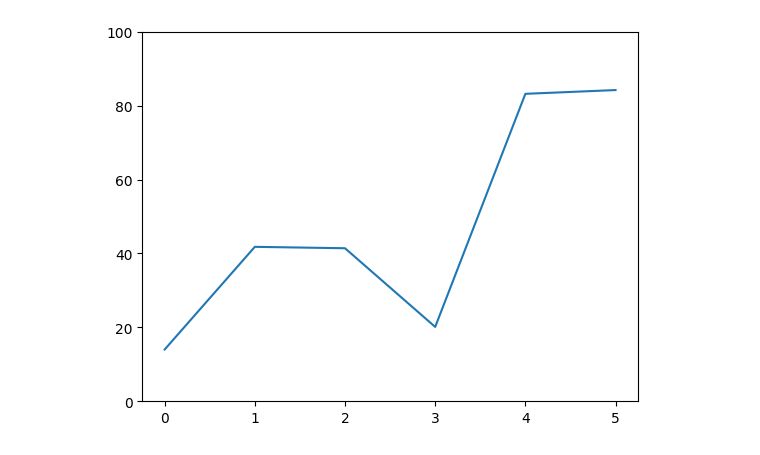
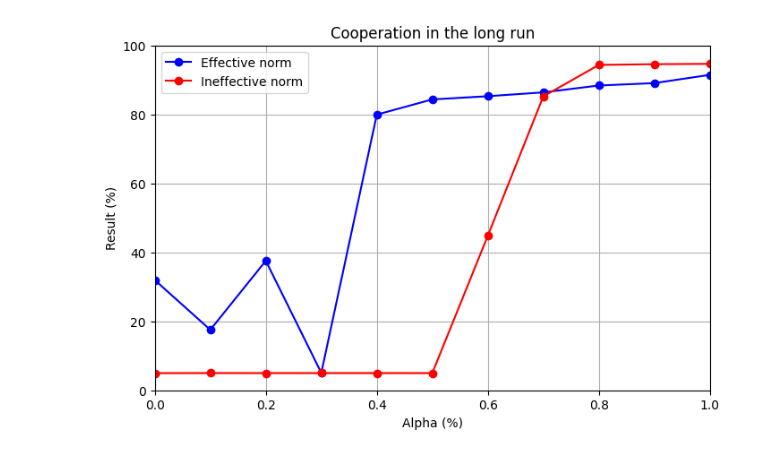
Before and after one commit to reda914/INFO-F409-Project, a Jupyter notebook: figure4.ipynb, the cells around one changed output. Saved outputs shown, nothing was run; the diff lists cells and outputs as text; code cells hidden in the pictures.

Commit message:
figure 3

```diff
--- a/figure4.ipynb
+++ b/figure4.ipynb
@@ -7,7 +7,7 @@ from pettingzoo import ParallelEnv
 
 num_agents = 10
 num_rounds = 200
-num_episodes = 250
+num_episodes = 500
 b = 5           # Benefit
 c = 1                    # Cost of cooperation
 
@@ -186,7 +186,7 @@ class Qlearner:
         print("Q-table: ", self.qtable) if print_q_table else None
 # %%
 def run(payoffs, norm, alpha):
-    run = 48
+    run = 46
     np.random.seed(run)
     random.seed(run)
 
@@ -237,35 +237,64 @@ def run(payoffs, norm, alpha):
 
     return average_agent_round_payoff
 # %%
-results = []
+effective_norm =[1,0,0,1]
+ineffective_norm = [0,0,0,0]
+payoffs = np.array([[0, b],[-c, b-c]])
 
-effective_norm =[1,0,0,1]
+results_eff = []
+results_ineff = []
 
-payoffs = np.array([[0, b],[-c, b-c]])
-results.append(run(payoffs, effective_norm, alpha=0.0))
+for i in range(11):
+    alpha = i * 0.1
+    results_eff.append(run(payoffs, effective_norm, alpha))
 
-payoffs = np.array([[0, b],[-c, b-c]])
-results.append(run(payoffs, effective_norm, alpha=0.1))
+for i in range(11):
+    alpha = i * 0.1
+    results_ineff.append(run(payoffs, ineffective_norm, alpha))
 
-payoffs = np.array([[0, b],[-c, b-c]])
-results.append(run(payoffs, effective_norm, alpha=0.2))
+results_eff = np.array(results_eff)
+results_eff = results_eff.flatten()*100
 
-payoffs = np.array([[0, b],[-c, b-c]])
-results.append(run(payoffs, effective_norm, alpha=0.3))
+results_ineff = np.array(results_ineff)
+results_ineff = results_ineff.flatten()*100
 
-payoffs = np.array([[0, b],[-c, b-c]])
-results.append(run(payoffs, effective_norm, alpha=0.4))
+x = np.arange(len(results_eff))/10
 
-payoffs = np.array([[0, b],[-c, b-c]])
-results.append(run(payoffs, effective_norm, alpha=0.5))
+print(x)
+print(results_eff)
+print(results_ineff)
 
-results = np.array(results)
-results *= 100
-x = np.arange(len(results))/10
 
-plt.figure()
-plt.plot(range(len(results)), results.flatten())
-plt.ylim(0,100)
+plt.figure(figsize=(8, 5))
+# Courbe effective (bleu)
+plt.plot(
+    x,
+    results_eff,
+    color="blue",
+    marker="o",
+    label="Effective norm"
+)
+
+# Courbe ineffective (rouge)
+plt.plot(
+    x,
+    results_ineff,
+    color="red",
+    marker="o",
+    label="Ineffective norm"
+)
+
+# Limites des axes
+plt.ylim(0, 100)
+plt.xlim(0, 1)
+
+# Labels
+plt.xlabel("Alpha (%)")
+plt.ylabel("Result (%)")
+plt.title("Cooperation in the long run")
+plt.legend()
+plt.grid(True)
+
 plt.show()
 # %% [output]
 Norm: [1, 0, 0, 1]
@@ -288 +317 @@ Number of episodes: 200
-[figure, old version]
+[figure, new version]
```
Also changed, not shown: parts of 1 cell of this notebook, 1 other file.
